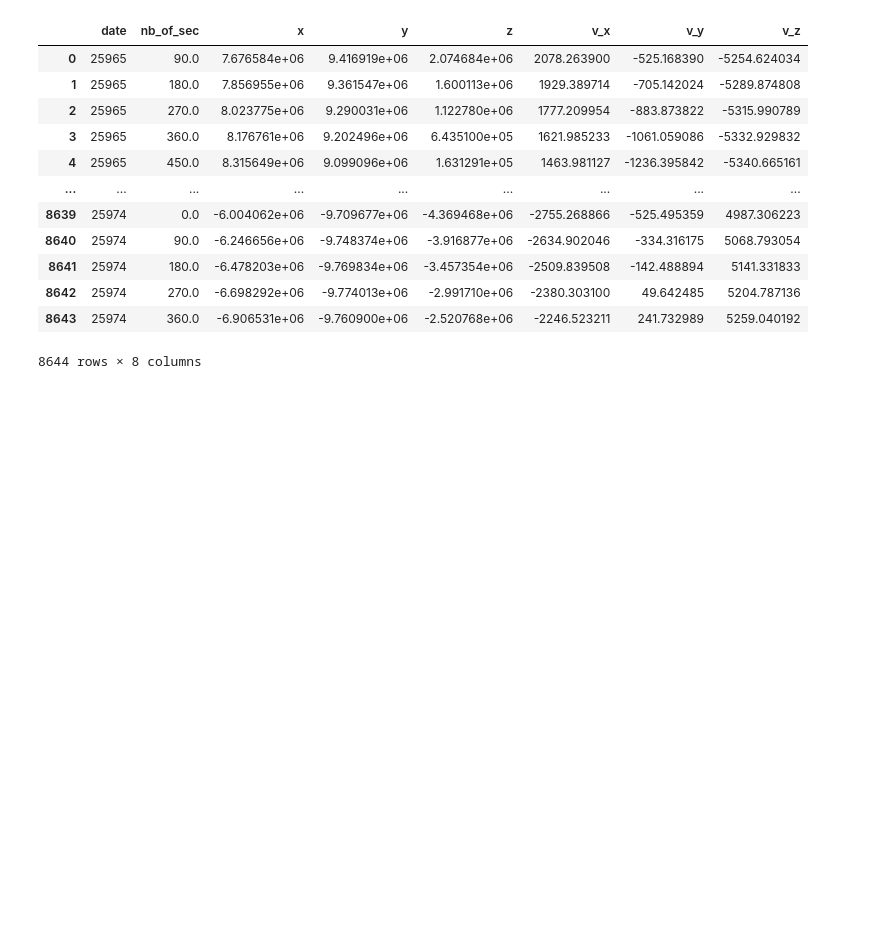
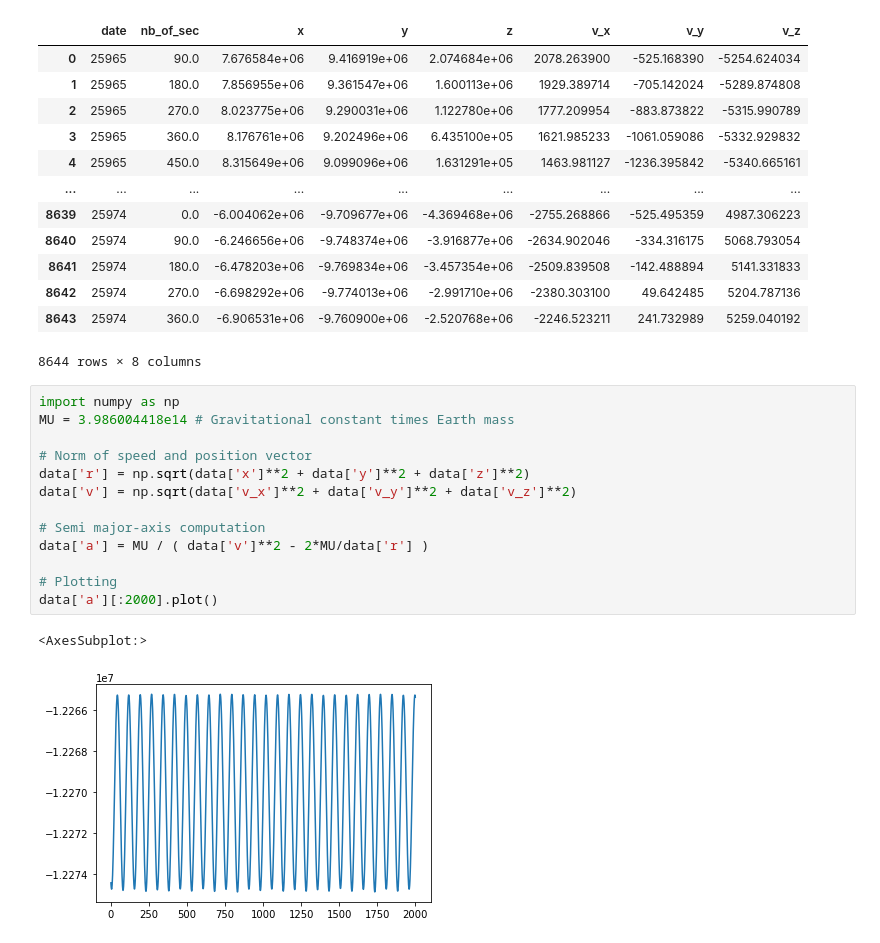
Before and after one commit to Stakhan/TD_orbitographie, a Jupyter notebook: code_exercice_4.ipynb, the cells around one changed output. Cells and saved outputs as stored; diff of their text form; blank space fills up the shorter version.

```diff
--- a/code_exercice_4.ipynb
+++ b/code_exercice_4.ipynb
@@ -24,3 +24,19 @@ data
 | 8642 | 25974 | 270.0 | -6.698292e+06 | -9.774013e+06 | -2.991710e+06 | -2380.303100 | 49.642485 | 5204.787136 |
 | 8643 | 25974 | 360.0 | -6.906531e+06 | -9.760900e+06 | -2.520768e+06 | -2246.523211 | 241.732989 | 5259.040192 |
 8644 rows × 8 columns
+# %%
+import numpy as np
+MU = 3.986004418e14 # Gravitational constant times Earth mass
+
+# Norm of speed and position vector
+data['r'] = np.sqrt(data['x']**2 + data['y']**2 + data['z']**2)
+data['v'] = np.sqrt(data['v_x']**2 + data['v_y']**2 + data['v_z']**2)
+
+# Semi major-axis computation
+data['a'] = MU / ( data['v']**2 - 2*MU/data['r'] )
+
+# Plotting
+data['a'][:2000].plot()
+# %% [output]
+<AxesSubplot:>
+[figure, added]
```
